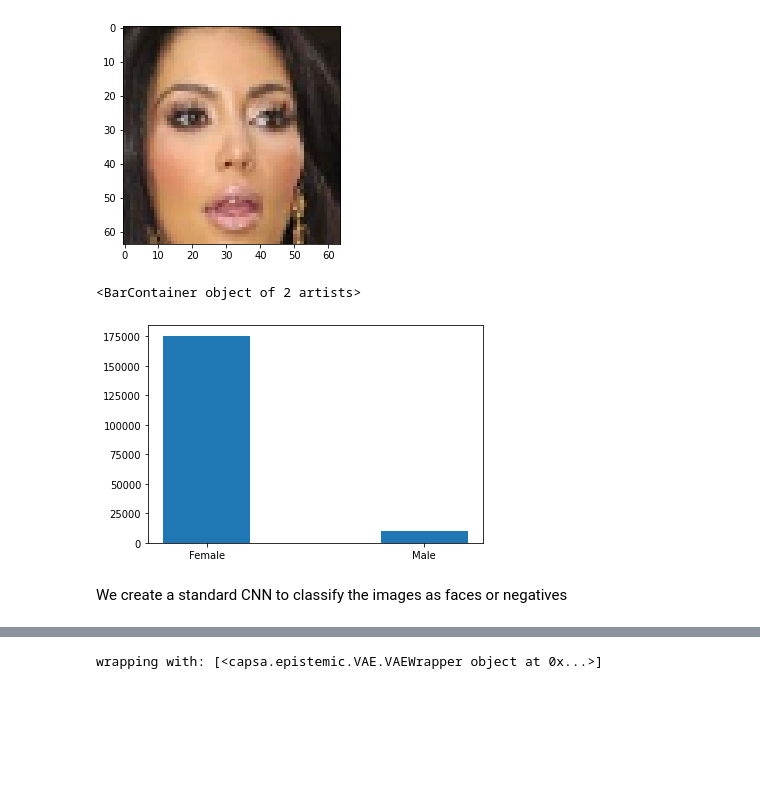
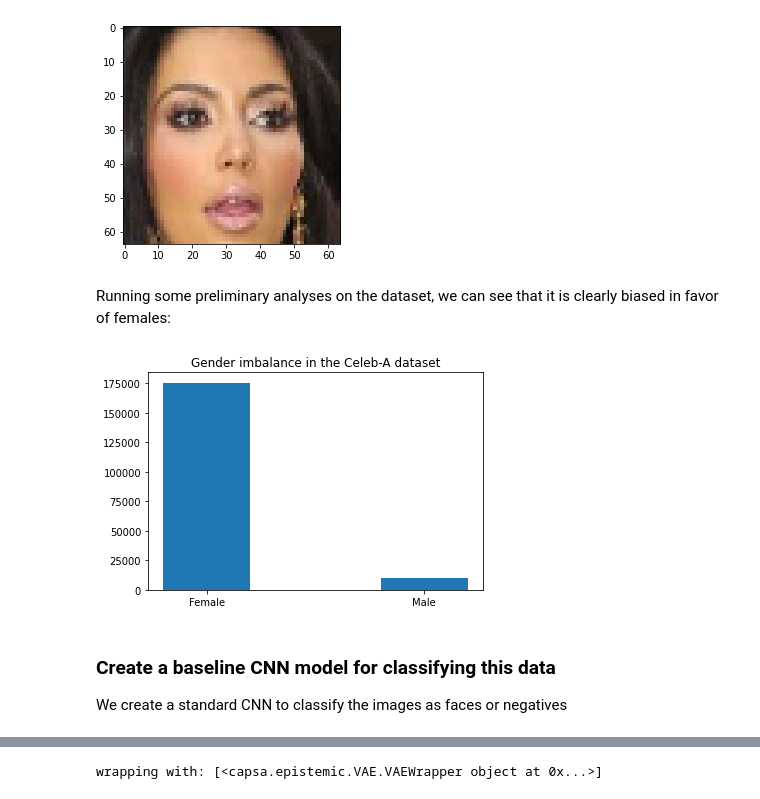
Before and after one commit to Samir-atra/capsa, a Jupyter notebook: notebooks/face_tutorial.ipynb, the cells around one changed output, grey strips where cells are left out. Drawn from its saved outputs; the diff is of its cells as text; code cells hidden in the pictures; blank space fills up the shorter version.

```diff
--- a/notebooks/face_tutorial.ipynb
+++ b/notebooks/face_tutorial.ipynb
@@ -43,14 +53,14 @@ plt.imshow(test_img[4])
 # %% [output]
 <matplotlib.image.AxesImage at 0x...>
 [figure]
-# %%
-arr = [-1, 1]
-frequencies = [175573, 10345]
-plt.bar(arr, frequencies, tick_label=["Female", "Male"])
-# %% [output]
-<BarContainer object of 2 artists>
-[figure, removed]
+# %% [markdown]
+Running some preliminary analyses on the dataset, we can see that it is clearly biased in favor of females:
+# %%
+plot_frequencies()
+# %% [output]
+[figure, added]
 # %% [markdown]
+### Create a baseline CNN model for classifying this data
 We create a standard CNN to classify the images as faces or negatives
 # %%
 """Function to define a standard CNN model"""
```
Also changed, not shown: parts of 36 cells of this notebook, 1 other file.
